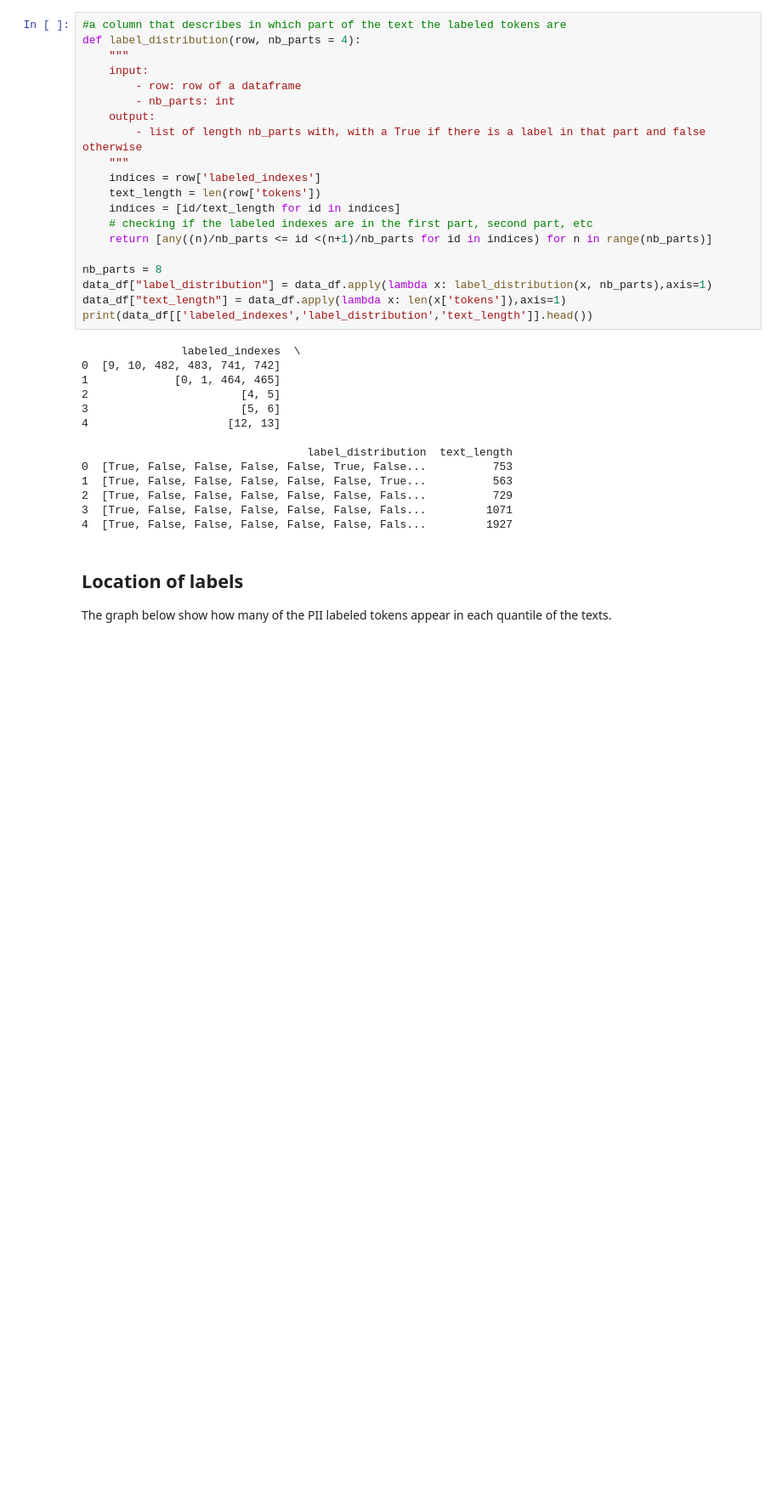
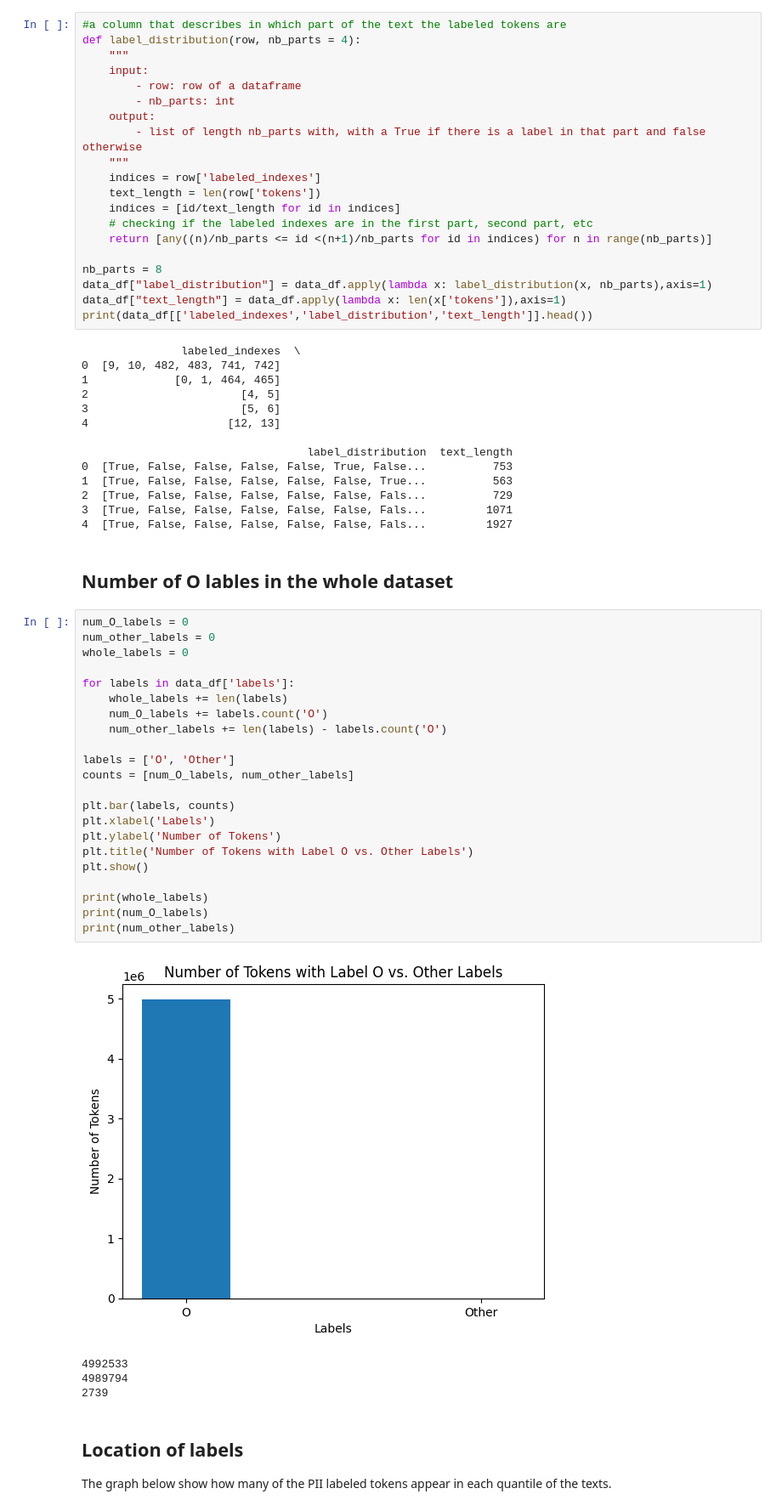
Before and after one commit to tubks/pii-projet-tal, a Jupyter notebook: notebooks/data_exploration.ipynb, the cells around one changed output. Shown: that part at 85% size. Saved outputs shown, nothing was run; the diff lists cells and outputs as text; blank space fills up the shorter version.

Commit message:
distribution of O label vs other labels

```diff
--- a/notebooks/data_exploration.ipynb
+++ b/notebooks/data_exploration.ipynb
@@ -208,6 +223,35 @@ print(data_df[['labeled_indexes','label_distribution','text_length']].head())
 2  [True, False, False, False, False, False, Fals...          729
 3  [True, False, False, False, False, False, Fals...         1071
 4  [True, False, False, False, False, False, Fals...         1927
+# %% [markdown]
+## Number of O lables in the whole dataset
+# %%
+num_O_labels = 0
+num_other_labels = 0
+whole_labels = 0
+
+for labels in data_df['labels']:
+    whole_labels += len(labels)
+    num_O_labels += labels.count('O')
+    num_other_labels += len(labels) - labels.count('O')
+
+labels = ['O', 'Other']
+counts = [num_O_labels, num_other_labels]
+
+plt.bar(labels, counts)
+plt.xlabel('Labels')
+plt.ylabel('Number of Tokens')
+plt.title('Number of Tokens with Label O vs. Other Labels')
+plt.show()
+
+print(whole_labels)
+print(num_O_labels)
+print(num_other_labels)
+# %% [output]
+[figure, added]
+4992533
+4989794
+2739
 # %% [markdown]
 ## Location of labels
 The graph below show how many of the PII labeled tokens appear in each quantile of the texts.
```
Also changed, not shown: parts of 1 cell of this notebook.
